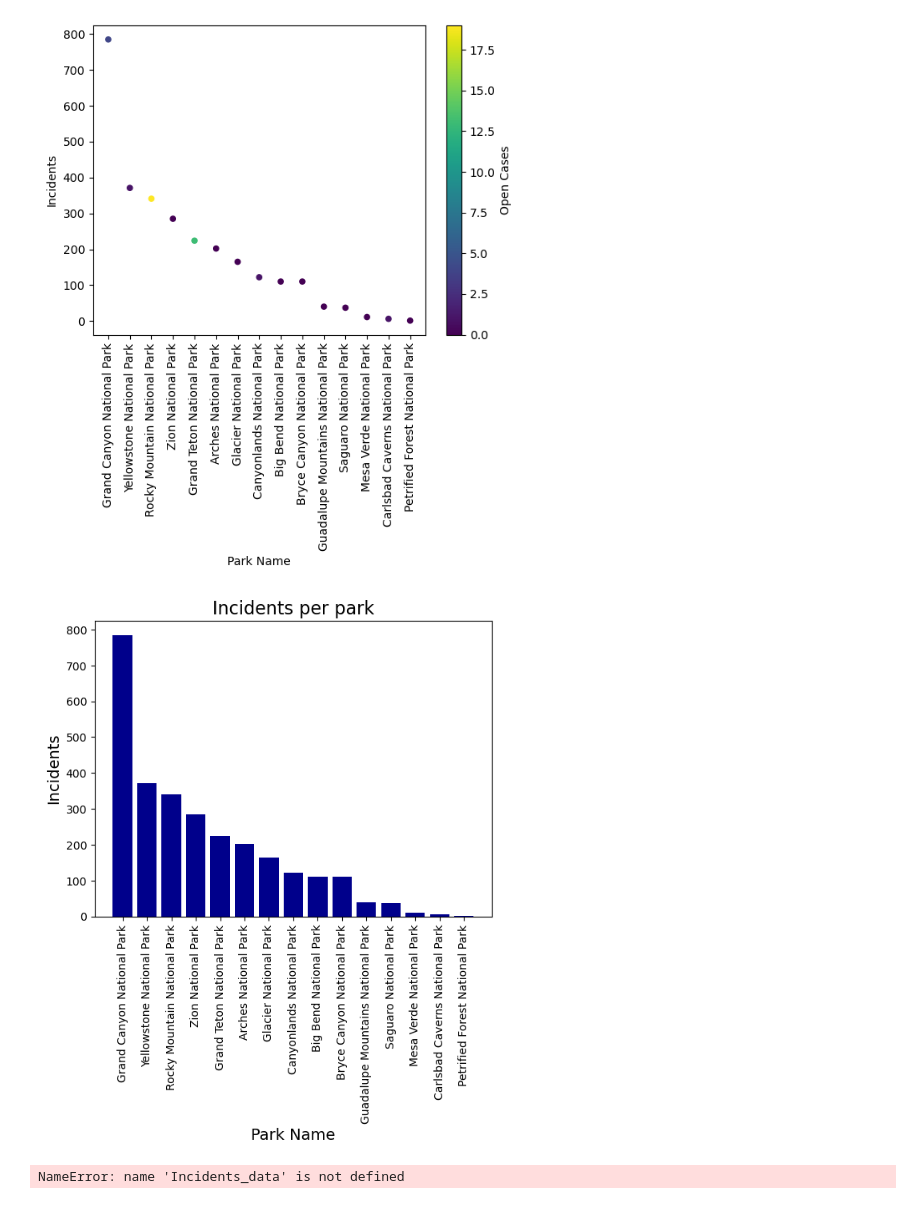
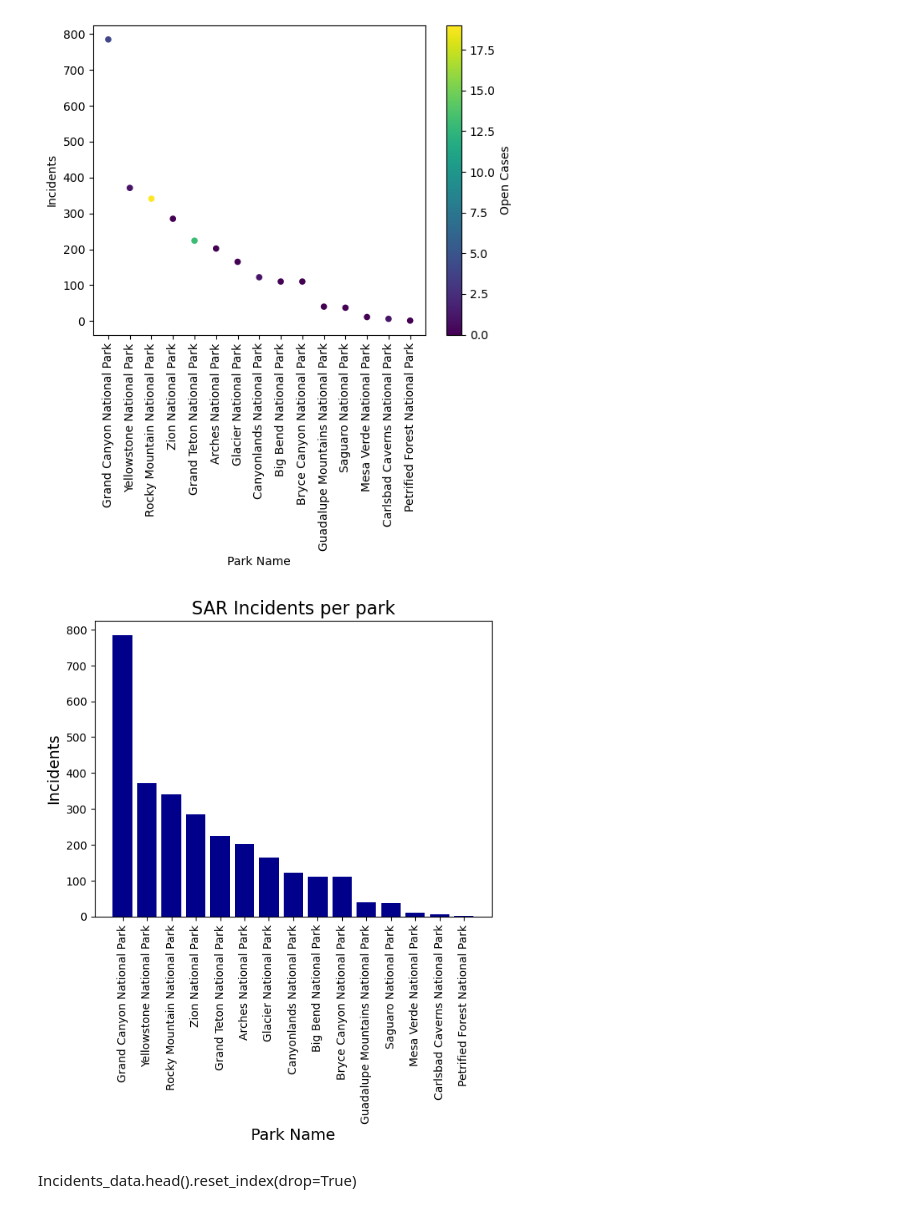
Before and after one commit to GGRAN24/Capstone_NParks, a Jupyter notebook: notebooks/Capstone(a).ipynb, the cells around one changed output. Cells and saved outputs as stored; diff of their text form; code cells hidden in the pictures.

```diff
--- a/notebooks/Capstone(a).ipynb
+++ b/notebooks/Capstone(a).ipynb
@@ -1939,17 +2006,15 @@ plt.xticks(rotation=90);
 # %%
 plt.bar(SAR['Park Name'], SAR['Incidents'], color='darkblue')
 plt.xlabel('Park Name', fontsize=14)
 plt.ylabel('Incidents', fontsize=14)
-plt.title('Incidents per park', fontsize=16)
+plt.title('SAR Incidents per park', fontsize=16)
 plt.xticks(rotation=90)
 plt.savefig('incidences per park',bbox_inches = 'tight', transparent=True)
 plt.show()
 # %% [output]
-[figure, old version]
+[figure, new version]
-# %%
-Incidents_data.head().reset_index(drop=True)
-# %% [output]
-NameError: name 'Incidents_data' is not defined
+# %% [markdown]
+Incidents_data.head().reset_index(drop=True)
 # %%
 group=full_df.groupby(['Park Name', 'group'])['Fatalities per Million'].sum().reset_index()
 cause_count=group.groupby('Park Name')['group'].nunique()
```
Also changed, not shown: parts of 19 cells of this notebook, 7 other files.
